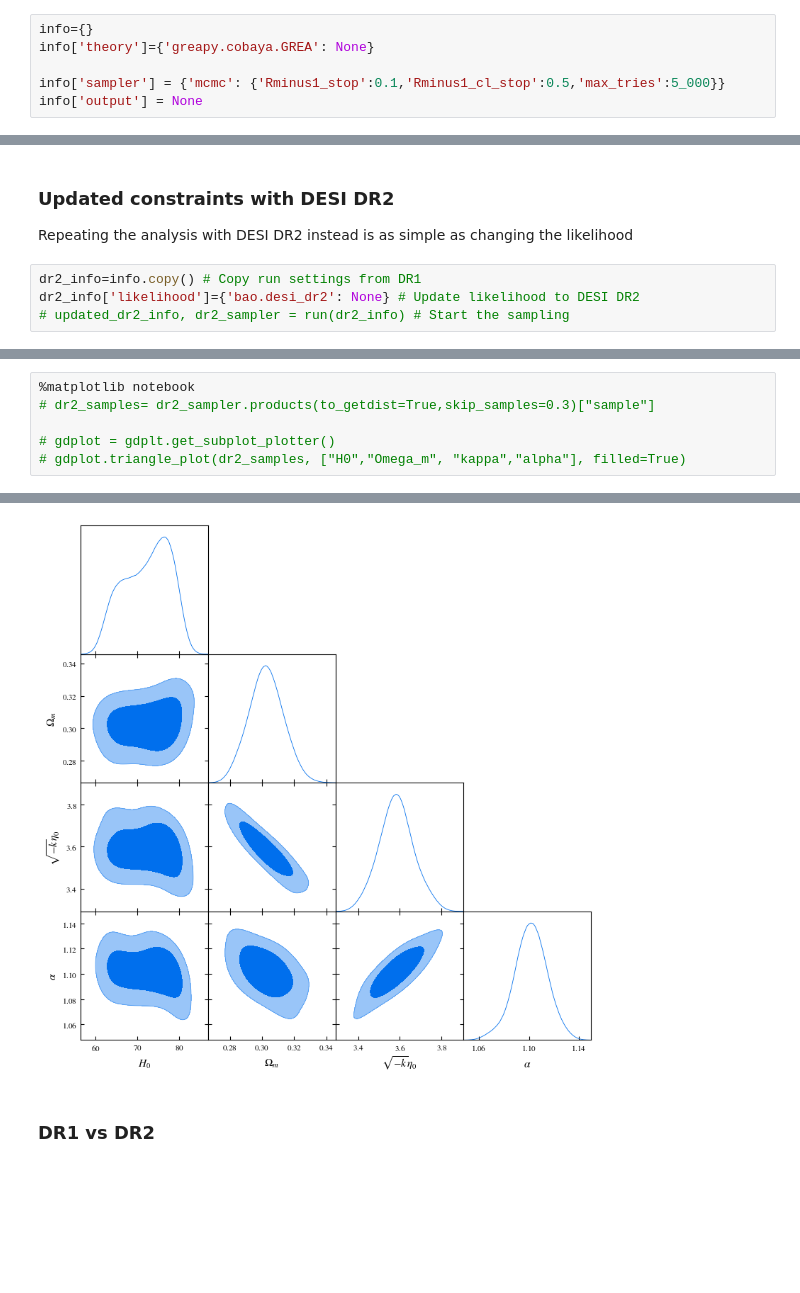
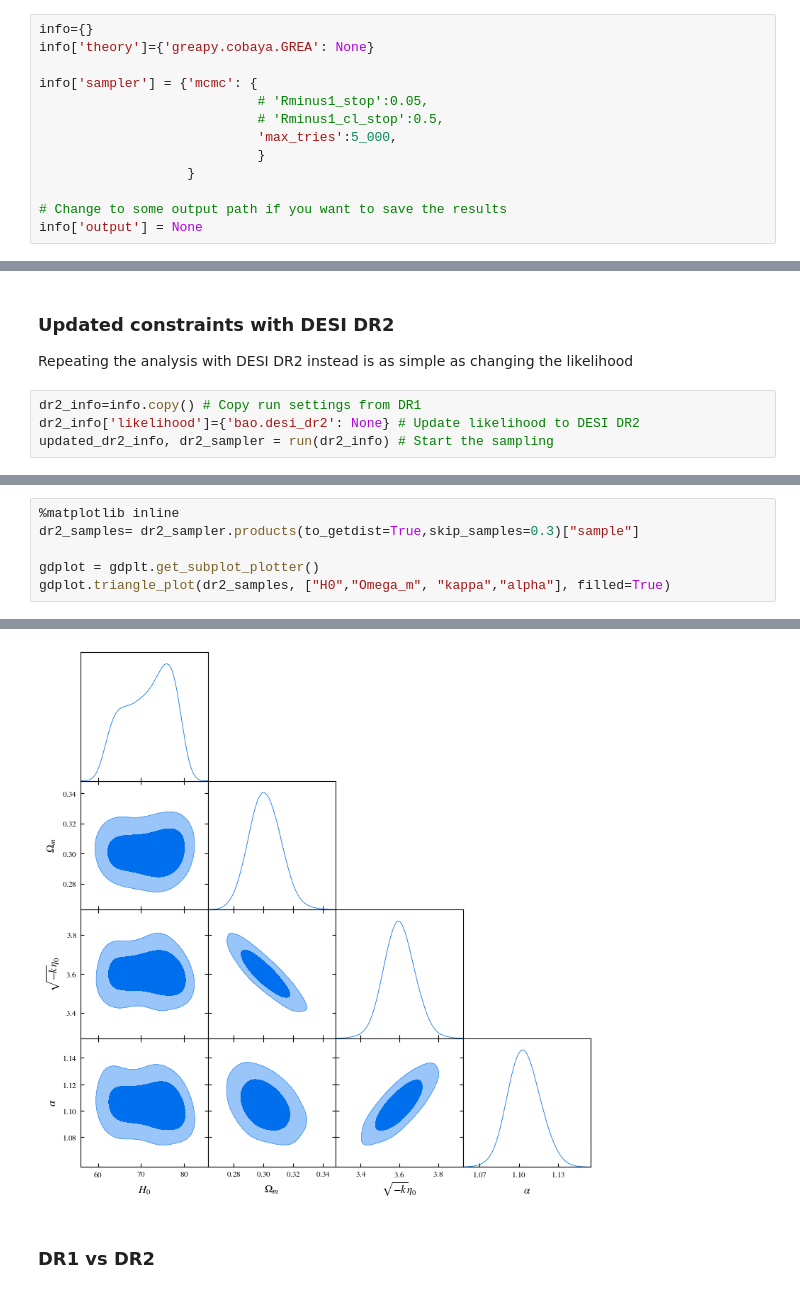
Before and after one commit to rcalderonb6/greapy, a Jupyter notebook: docs/examples/Sampling with Cobaya.ipynb, the cells around one changed output, grey strips where cells are left out. Cells and saved outputs as stored; diff of their text form; blank space fills up the shorter version.

Commit message:
Minor updates to notebook

```diff
--- a/docs/examples/Sampling with Cobaya.ipynb
+++ b/docs/examples/Sampling with Cobaya.ipynb
@@ -15,7 +16,14 @@ mpl.rcParams['text.usetex'] = False  # Set to True if you have LaTeX installed
 info={}
 info['theory']={'greapy.cobaya.GREA': None}
 
-info['sampler'] = {'mcmc': {'Rminus1_stop':0.1,'Rminus1_cl_stop':0.5,'max_tries':5_000}}
+info['sampler'] = {'mcmc': {
+                            # 'Rminus1_stop':0.05,
+                            # 'Rminus1_cl_stop':0.5,
+                            'max_tries':5_000,
+                            }
+                   }
+
+# Change to some output path if you want to save the results
 info['output'] = None
 # %% [markdown]
 ### Likelihood
@@ -86,7 +93,7 @@ Repeating the analysis with DESI DR2 instead is as simple as changing the likeli
 # %%
 dr2_info=info.copy() # Copy run settings from DR1
 dr2_info['likelihood']={'bao.desi_dr2': None} # Update likelihood to DESI DR2
-# updated_dr2_info, dr2_sampler = run(dr2_info) # Start the sampling
+updated_dr2_info, dr2_sampler = run(dr2_info) # Start the sampling
 # %% [output]
 [bao.desi_dr2] Initialized.
 [mcmc] Getting initial point... (this may take a few seconds)
@@ -108,7 +115,7 @@ dr2_info['likelihood']={'bao.desi_dr2': None} # Update likelihood to DESI DR2
 # %%
-%matplotlib notebook
-# dr2_samples= dr2_sampler.products(to_getdist=True,skip_samples=0.3)["sample"]
+%matplotlib inline
+dr2_samples= dr2_sampler.products(to_getdist=True,skip_samples=0.3)["sample"]
 
-# gdplot = gdplt.get_subplot_plotter()
-# gdplot.triangle_plot(dr2_samples, ["H0","Omega_m", "kappa","alpha"], filled=True)
+gdplot = gdplt.get_subplot_plotter()
+gdplot.triangle_plot(dr2_samples, ["H0","Omega_m", "kappa","alpha"], filled=True)
 # %% [output]
@@ -116,4 +123,4 @@ dr2_info['likelihood']={'bao.desi_dr2': None} # Update likelihood to DESI DR2
-[figure, old version]
+[figure, new version]
 # %% [markdown]
 ### DR1 vs DR2
 # %%
```
Also changed, not shown: parts of 8 cells of this notebook.
